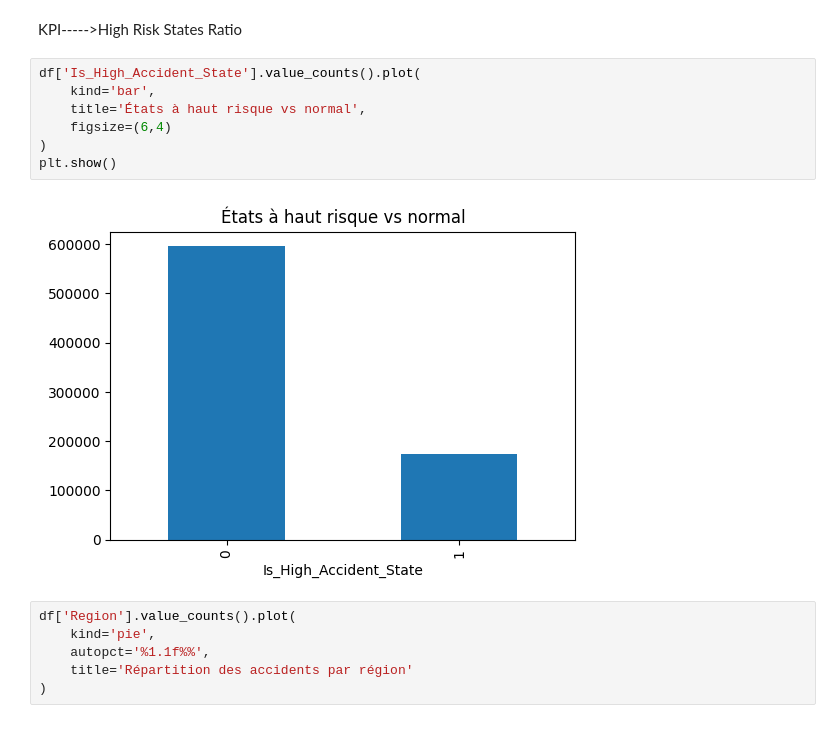
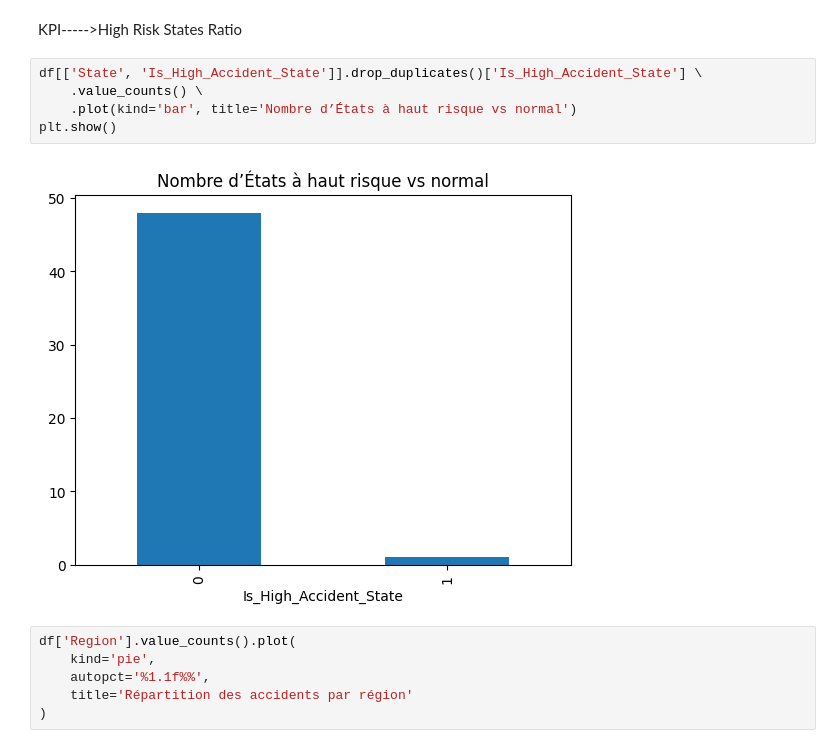
Before and after one commit to zinebettahery/US-Accidents, a Jupyter notebook: notebooks/Insights.ipynb, the cells around one changed output. Drawn from its saved outputs; the diff is of its cells as text.

```diff
--- a/notebooks/Insights.ipynb
+++ b/notebooks/Insights.ipynb
@@ -125,14 +118,12 @@ plt.show()
 # %% [markdown]
 KPI----->High Risk States Ratio
 # %%
-df['Is_High_Accident_State'].value_counts().plot(
-    kind='bar',
-    title='États à haut risque vs normal',
-    figsize=(6,4)
-)
+df[['State', 'Is_High_Accident_State']].drop_duplicates()['Is_High_Accident_State'] \
+    .value_counts() \
+    .plot(kind='bar', title='Nombre d’États à haut risque vs normal')
 plt.show()
 # %% [output]
-[figure, old version]
+[figure, new version]
 # %%
 df['Region'].value_counts().plot(
     kind='pie',
```
Also changed, not shown: parts of 7 cells of this notebook, 1 other file.
